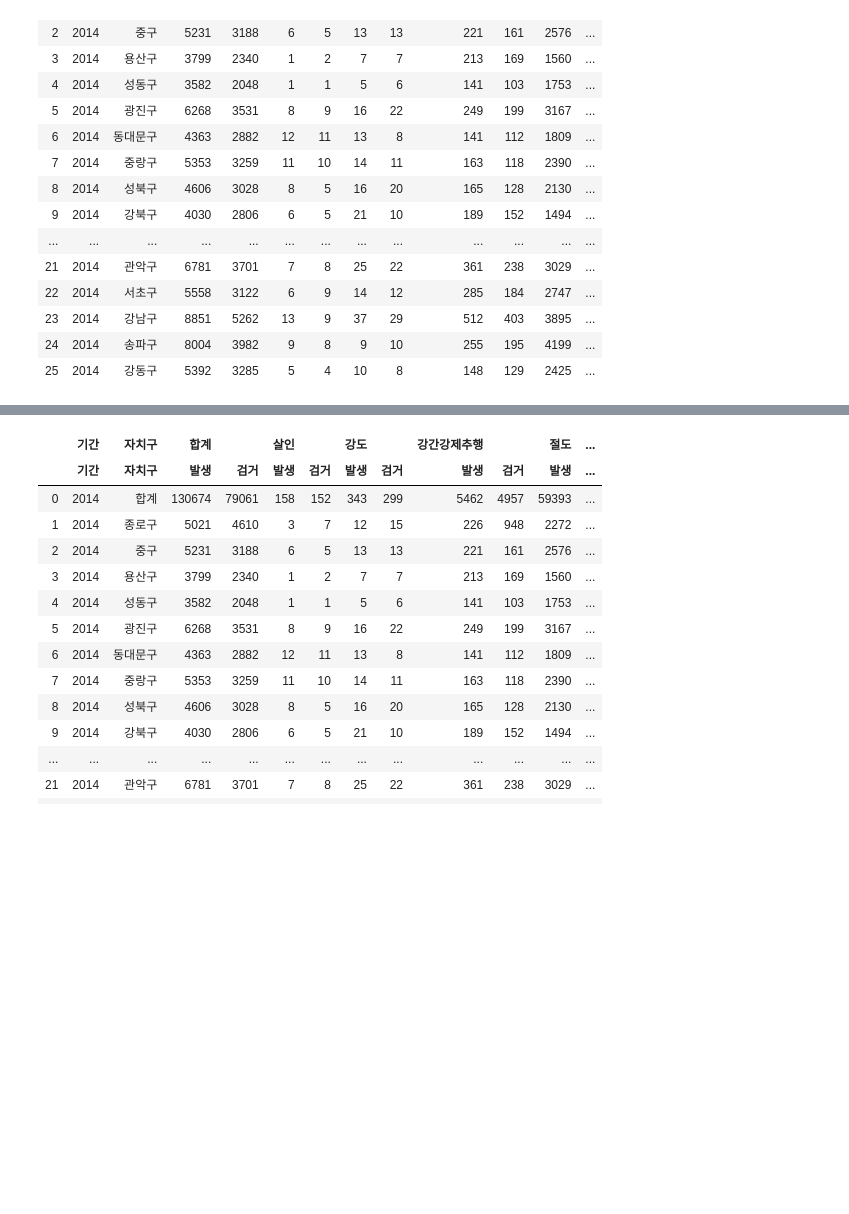
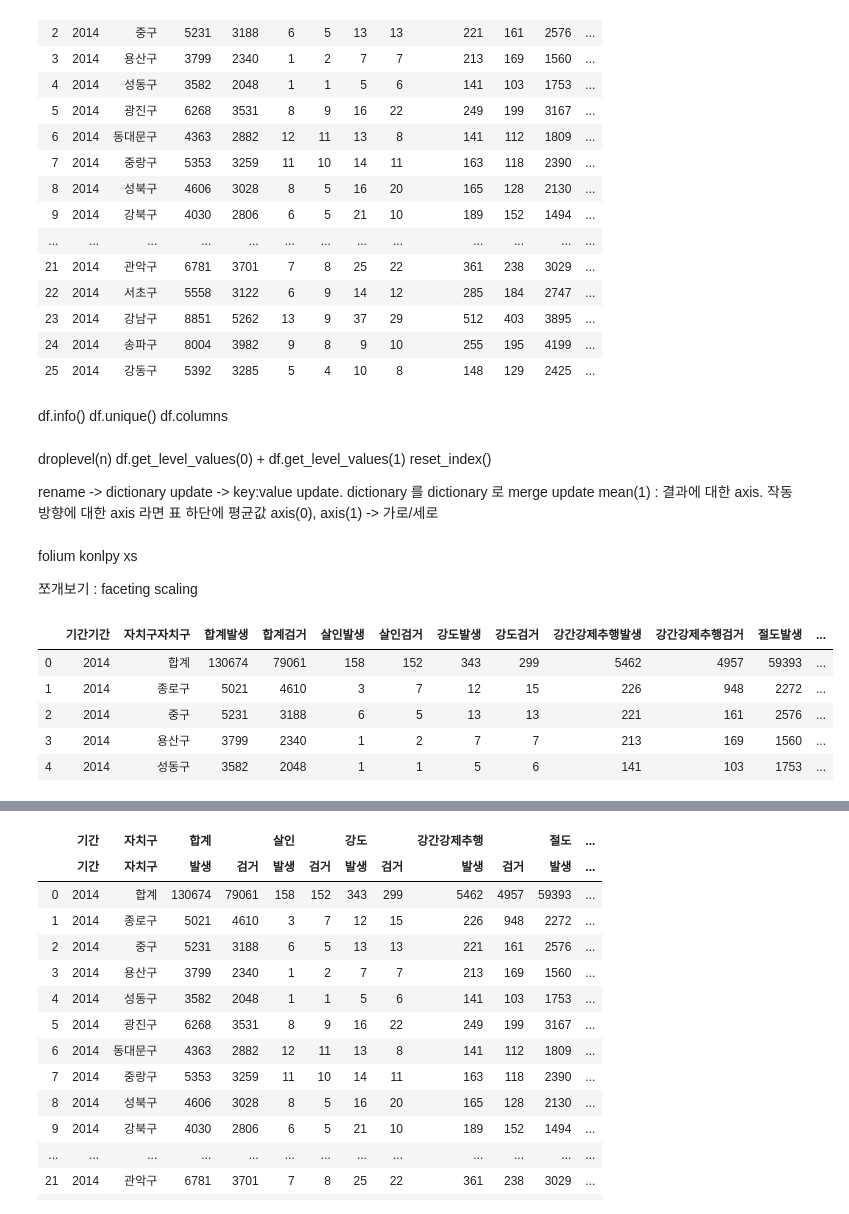
Before and after one commit to kangmj90/python, a Jupyter notebook: sample/안전 체감도.ipynb, the cells around one changed output, grey strips where cells are left out. Cells and saved outputs as stored; diff of their text form; code cells hidden in the pictures; blank space fills up the shorter version.

```diff
--- a/sample/안전 체감도.ipynb
+++ b/sample/안전 체감도.ipynb
@@ -23,3 +32,23 @@ df
 | 23 | 2014 | 강남구 | 8851 | 5262 | 13 | 9 | 37 | 29 | 512 | 403 | 3895 | ... |
 | 24 | 2014 | 송파구 | 8004 | 3982 | 9 | 8 | 9 | 10 | 255 | 195 | 4199 | ... |
 | 25 | 2014 | 강동구 | 5392 | 3285 | 5 | 4 | 10 | 8 | 148 | 129 | 2425 | ... |
+# %% [markdown]
+df.info()
+df.unique()
+df.columns
+# %% [markdown]
+droplevel(n)
+df.get_level_values(0) + df.get_level_values(1)
+reset_index()
+
+rename -> dictionary
+update -> key:value update. dictionary 를 dictionary 로 merge update
+mean(1) : 결과에 대한 axis. 작동 방향에 대한 axis 라면 표 하단에 평균값
+axis(0), axis(1) -> 가로/세로
+# %% [markdown]
+folium
+konlpy
+xs
+
+쪼개보기 : faceting
+scaling
@@ -25,0 +59,10 @@ df
+# %%
+df.columns = list(col)
+df.head()
+# %% [output]
+|  | 기간기간 | 자치구자치구 | 합계발생 | 합계검거 | 살인발생 | 살인검거 | 강도발생 | 강도검거 | 강간강제추행발생 | 강간강제추행검거 | 절도발생 | ... |
+| 0 | 2014 | 합계 | 130674 | 79061 | 158 | 152 | 343 | 299 | 5462 | 4957 | 59393 | ... |
+| 1 | 2014 | 종로구 | 5021 | 4610 | 3 | 7 | 12 | 15 | 226 | 948 | 2272 | ... |
+| 2 | 2014 | 중구 | 5231 | 3188 | 6 | 5 | 13 | 13 | 221 | 161 | 2576 | ... |
+| 3 | 2014 | 용산구 | 3799 | 2340 | 1 | 2 | 7 | 7 | 213 | 169 | 1560 | ... |
+| 4 | 2014 | 성동구 | 3582 | 2048 | 1 | 1 | 5 | 6 | 141 | 103 | 1753 | ... |
```
Also changed, not shown: parts of 16 cells of this notebook, 6 other files.
